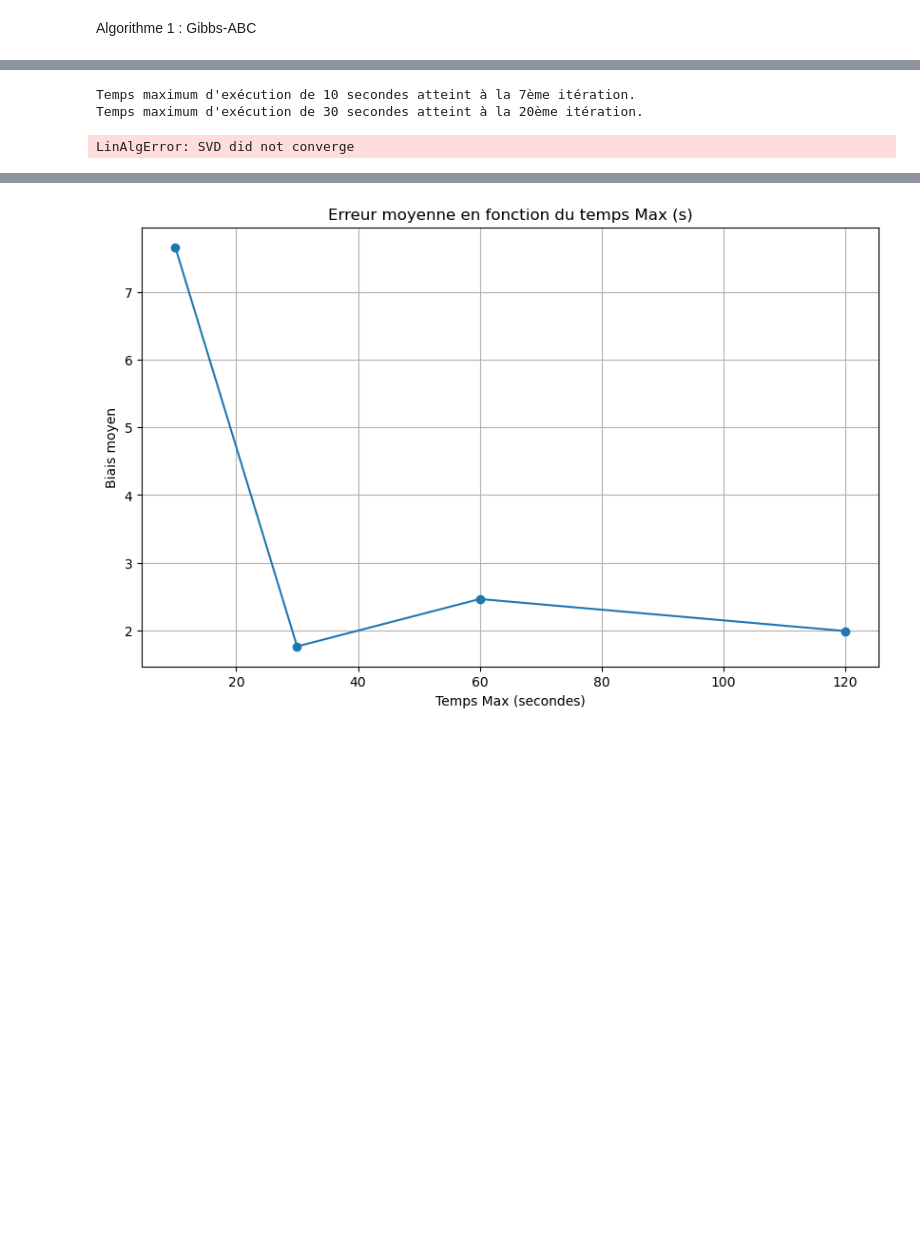
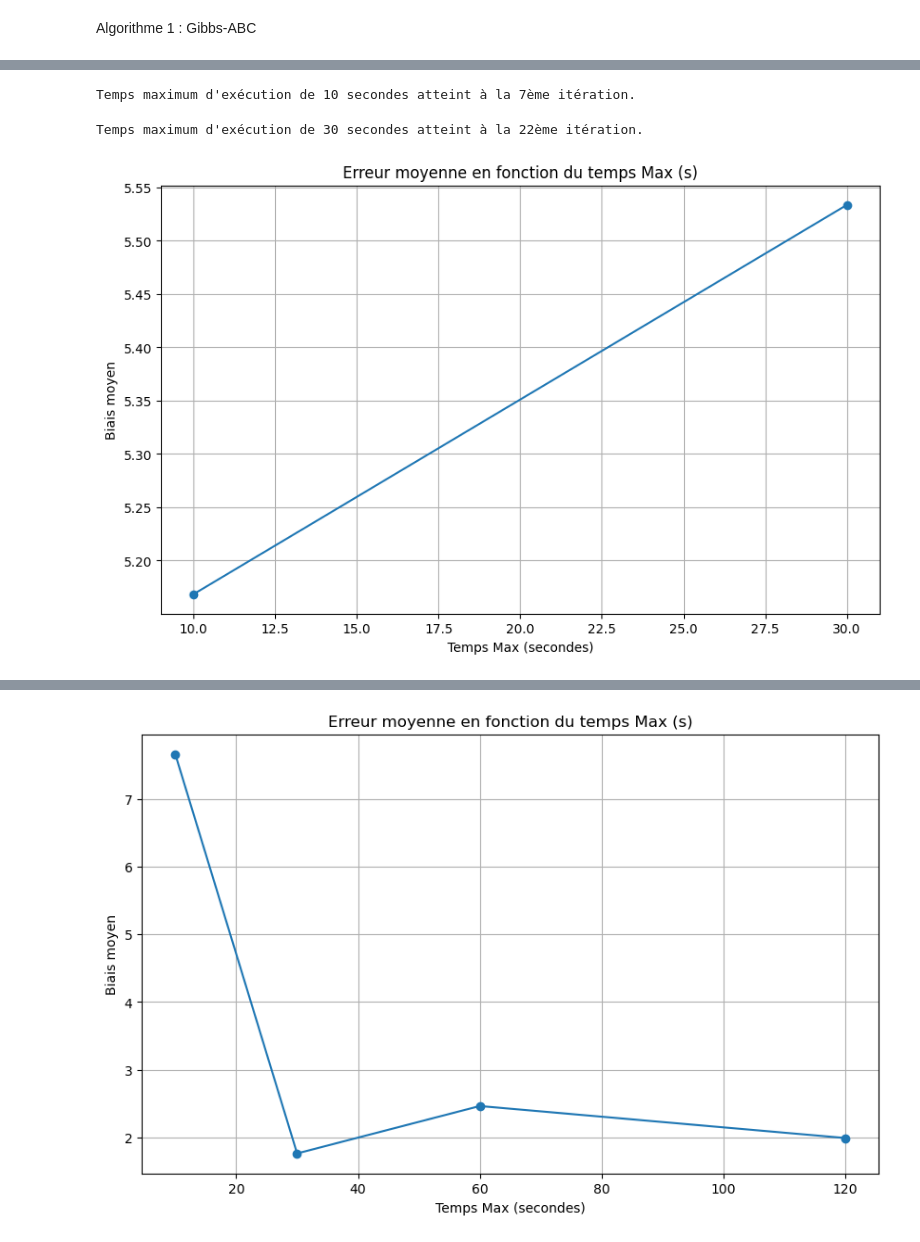
Before and after one commit to sarahthoumyre/GibbsABC, a Jupyter notebook: Main.ipynb, the cells around one changed output, grey strips where cells are left out. Drawn from its saved outputs; the diff is of its cells as text; code cells hidden in the pictures; blank space fills up the shorter version.

```diff
--- a/Main.ipynb
+++ b/Main.ipynb
@@ -196,7 +259,7 @@ temps_max = 10  # Temps d'éxecution maximum de l'algorithme global en secondes
 alpha, ksi, beta, mu, sigma=genParam(n, randomstate=0)
 X=genX(n, T, mu, sigma)
 
-hyper_real= alpha
+hyper_real= [1,1,1]
 hypersigm_real= ksi
 # %%
 resultats = GibbsABC(X, N, M, P, P2, Npts, objectifeps, temps_max, T)
@@ -241,7 +304,7 @@ def distance(resultats, hyper_real, hypersigm_real):
         'Distance Hypersigma': distance_hypersigm
     }
 # %%
-temps_max_values = [10, 30, 60, 120]
+temps_max_values = [10, 30]
 standard_error_hyper = []
 standard_error_hypersigma = []
 distance_hyper = []
@@ -252,19 +315,14 @@ for temps_max in temps_max_values:
     resultats = GibbsABC(X, N, M, P, P2, Npts, objectifeps, temps_max, T)
     hyper = resultats["Hyperparamètres"]
     hypersigma=resultats["Hypersigma"]
-    std_hyper = np.std(hyper)
     std_hypersigma = np.std(hypersigma)
-    standard_error_hyper.append(std_hyper)
     standard_error_hypersigma.append(std_hypersigma)
 
     epsilon.append(resultats["Eps_final"])
 
     dist = distance(resultats, hyper_real, hypersigm_real)
-    dist_hyper=dist['Distance Hyperparamètre']
     dist_hypersigm=dist['Distance Hypersigma']
-    distance_hyper.append(dist_hyper)
     distance_hypersigm.append(dist_hypersigm)
 # %% [output]
 Temps maximum d'exécution de 10 secondes atteint à la 7ème itération.
-Temps maximum d'exécution de 30 secondes atteint à la 20ème itération.
-LinAlgError: SVD did not converge
+Temps maximum d'exécution de 30 secondes atteint à la 22ème itération.
@@ -279,3 +329,13 @@ plt.show()
+# %%
+plt.figure(figsize=(10, 6))
+plt.plot(temps_max_values, distance_hypersigm , marker='o', linestyle='-')
+plt.title('Erreur moyenne en fonction du temps Max (s)')
+plt.xlabel('Temps Max (secondes)')
+plt.ylabel('Biais moyen')
+plt.grid(True)
+plt.show()
+# %% [output]
+[figure, added]
 # %%
 plt.figure(figsize=(10, 6))
 plt.plot(temps_max_values, standard_error_hypersigma, marker='o', linestyle='-')
```
Also changed, not shown: parts of 6 cells of this notebook.
